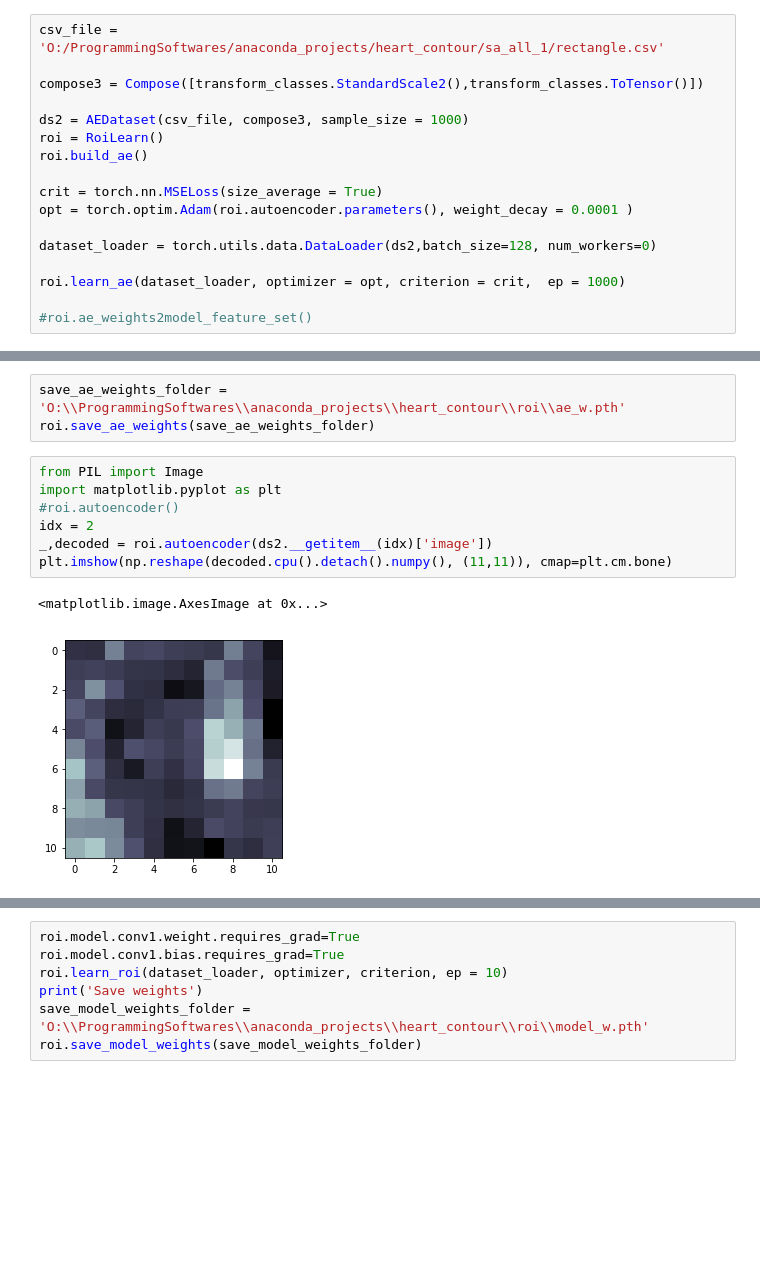
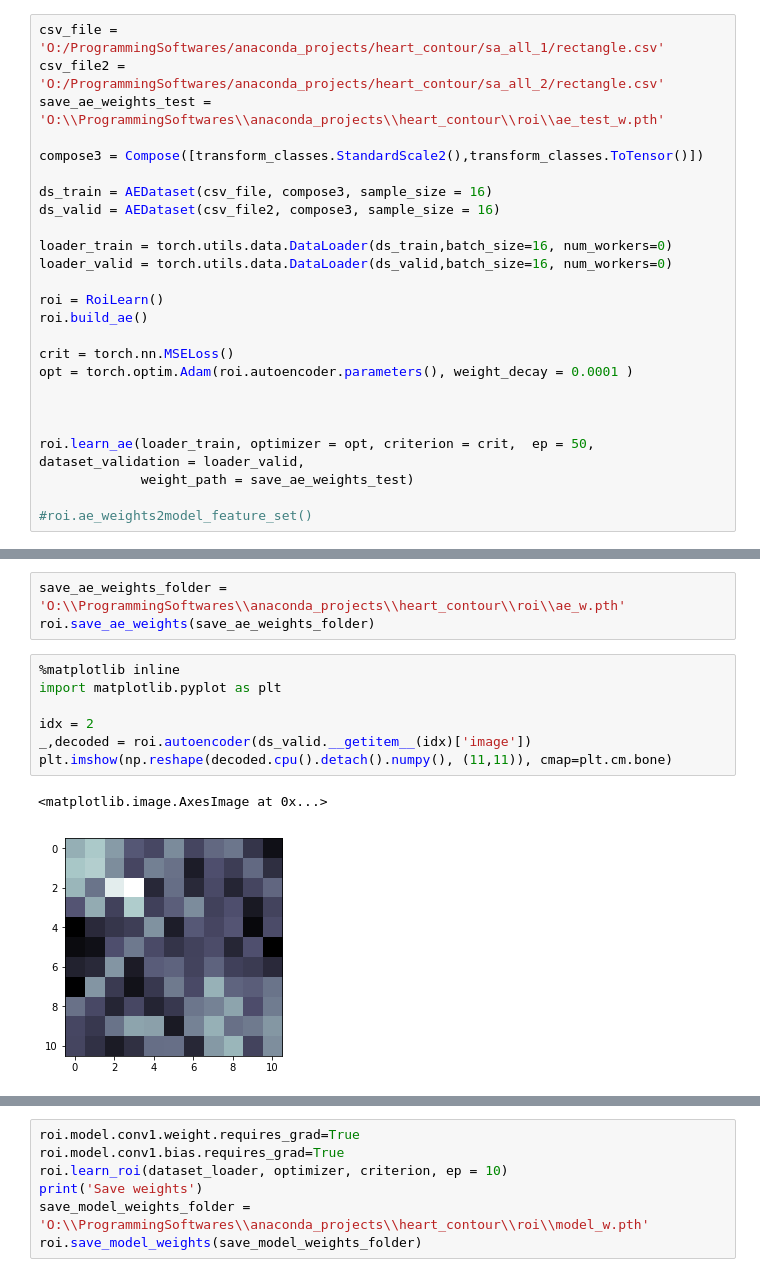
Before and after one commit to caspien6/heart_contour, a Jupyter notebook: roi/Deeplearning Roi.ipynb, the cells around one changed output, grey strips where cells are left out. Drawn from its saved outputs; the diff is of its cells as text; blank space fills up the shorter version.

```diff
--- a/roi/Deeplearning Roi.ipynb
+++ b/roi/Deeplearning Roi.ipynb
@@ -68,18 +65,26 @@ cuda
 # %%
 csv_file = 'O:/ProgrammingSoftwares/anaconda_projects/heart_contour/sa_all_1/rectangle.csv'
+csv_file2 = 'O:/ProgrammingSoftwares/anaconda_projects/heart_contour/sa_all_2/rectangle.csv'
+save_ae_weights_test = 'O:\\ProgrammingSoftwares\\anaconda_projects\\heart_contour\\roi\\ae_test_w.pth'
 
 compose3 = Compose([transform_classes.StandardScale2(),transform_classes.ToTensor()])
 
-ds2 = AEDataset(csv_file, compose3, sample_size = 1000)
+ds_train = AEDataset(csv_file, compose3, sample_size = 16)
+ds_valid = AEDataset(csv_file2, compose3, sample_size = 16)
+
+loader_train = torch.utils.data.DataLoader(ds_train,batch_size=16, num_workers=0)
+loader_valid = torch.utils.data.DataLoader(ds_valid,batch_size=16, num_workers=0)
+
 roi = RoiLearn()
 roi.build_ae()
 
-crit = torch.nn.MSELoss(size_average = True)
+crit = torch.nn.MSELoss()
 opt = torch.optim.Adam(roi.autoencoder.parameters(), weight_decay = 0.0001 )
 
-dataset_loader = torch.utils.data.DataLoader(ds2,batch_size=128, num_workers=0)
 
-roi.learn_ae(dataset_loader, optimizer = opt, criterion = crit,  ep = 1000)
+
+roi.learn_ae(loader_train, optimizer = opt, criterion = crit,  ep = 50, dataset_validation = loader_valid,
+             weight_path = save_ae_weights_test)
 
 #roi.ae_weights2model_feature_set()
 # %% [output]
@@ -105,13 +107,13 @@ KeyboardInterrupt:
 save_ae_weights_folder = 'O:\\ProgrammingSoftwares\\anaconda_projects\\heart_contour\\roi\\ae_w.pth'
 roi.save_ae_weights(save_ae_weights_folder)
 # %%
-from PIL import Image
+%matplotlib inline
 import matplotlib.pyplot as plt
-#roi.autoencoder()
+
 idx = 2
-_,decoded = roi.autoencoder(ds2.__getitem__(idx)['image'])
+_,decoded = roi.autoencoder(ds_valid.__getitem__(idx)['image'])
 plt.imshow(np.reshape(decoded.cpu().detach().numpy(), (11,11)), cmap=plt.cm.bone)
 # %% [output]
 <matplotlib.image.AxesImage at 0x...>
-[figure, old version]
+[figure, new version]
 # %%
```
Also changed, not shown: parts of 13 cells of this notebook, 4 other files.
